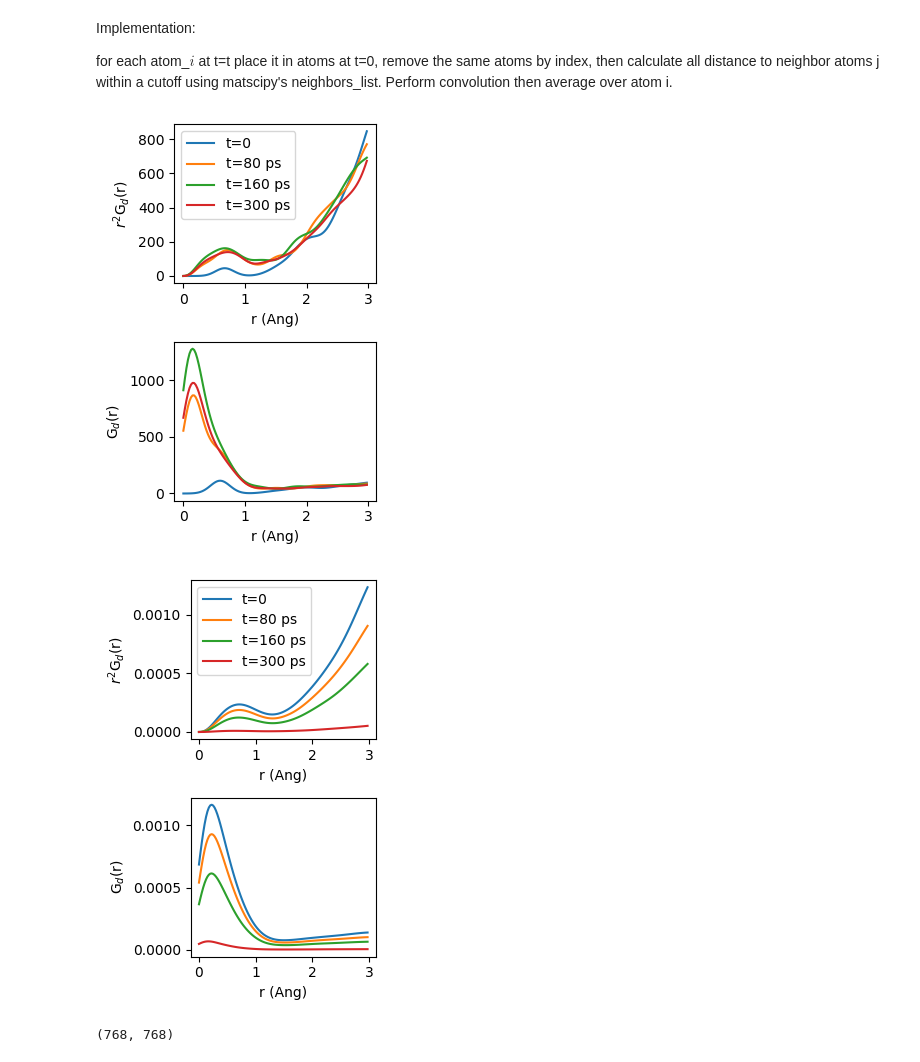
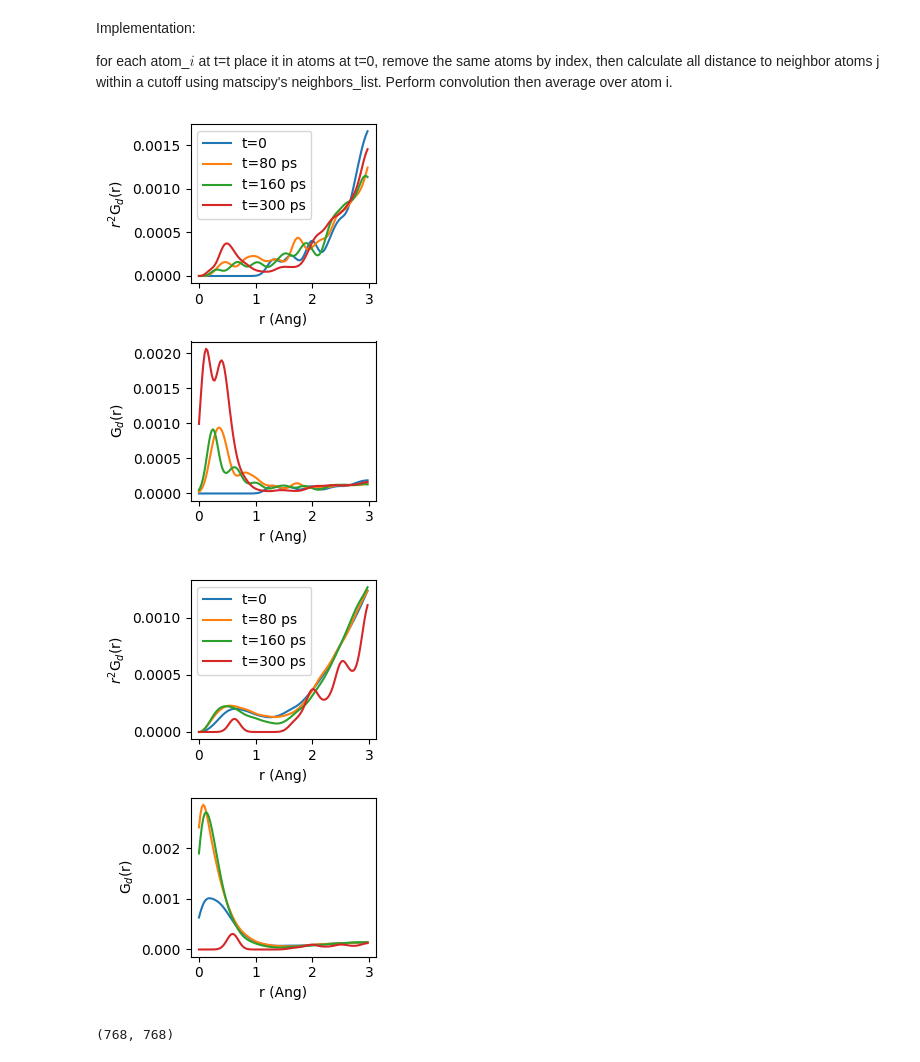
Before and after one commit to jingsk/perovskite_traj_analysis, a Jupyter notebook: vh_acf_prototype.ipynb, the cells around one changed output. Drawn from its saved outputs; the diff is of its cells as text; code cells hidden in the pictures.

Commit message:
changed time index stride but what we need is 1 over time lag and one over t

```diff
--- a/vh_acf_prototype.ipynb
+++ b/vh_acf_prototype.ipynb
@@ -34,26 +34,27 @@ def d_to_acf(r_t_it0_j0, r_cut = 5.0,grid_size=201):
         mask1 = r_it0_j0<r_cut
         mask2 = r_it0_j0>0.
         for mu in r_it0_j0[np.logical_and(mask1, mask2)].ravel():
-            acf_t[t] += 1/mu**2 * gaussian(r_grid, mu, sig=0.15)
+            acf_t[t] += 1/mu**2 * gaussian(r_grid, mu, sig=0.1)
     acf_t /= (r_t_it0_j0.shape[1])*(r_t_it0_j0.shape[1]-1)
     return r_grid, acf_t
 
 def d_to_acf2(r_t0_t_it0_j0, r_cut = 5.0,grid_size=201):
     r_grid = np.linspace(0,r_cut, grid_size)
-    acf_t = np.zeros([r_t_it0_j0.shape[0],grid_size])
-    for t, r_it0_j0 in enumerate(r_t_it0_j0):
+    acf_t = np.zeros([r_t0_t_it0_j0.shape[0],grid_size])
+    for t, r_it0_j0 in enumerate(r_t0_t_it0_j0):
         mask1 = r_it0_j0<r_cut
         mask2 = r_it0_j0>0.
         for mu in r_it0_j0[np.logical_and(mask1, mask2)].ravel():
-            acf_t[t] += 1/mu**2 * gaussian(r_grid, mu, sig=0.15)
-    acf_t = acf_t.sum(axis=-1)
-    acf_t /= (r_t_it0_j0.shape[1])*(r_t_it0_j0.shape[1]-1)
+            acf_t[t] += 1/mu**2 * gaussian(r_grid, mu, sig=0.1)
+    acf_t = acf_t.sum(axis=0)
+    acf_t /= (r_t0_t_it0_j0.shape[1])*(r_t0_t_it0_j0.shape[1]-1)
     return r_grid, acf_t
 
 
 def hv_acf_d_avg(traj):
     n_atoms = len(traj[0])
     n_time = len(traj)
+    acf_t = []
     r_t_it0_j0 = np.zeros([n_time, n_atoms,n_atoms])
     for t_idx, atoms_t in enumerate(tqdm(traj)):
         #r_it0_j0 = np.zeros([n_atoms,n_atoms])
@@ -67,41 +68,43 @@ def hv_acf_d_avg(traj):
             r_t_it0_j0[t_idx, i] = np.linalg.norm(mic(dis_vec, atoms_t.cell),axis=1)
         #r_t_it0_j0.append(r_it0_j0)
         #acf.append(np.average(rdf_i, axis=0))
-    return r_t_it0_j0
+        #acf_t.append(d_to_acf2(r_t_it0_j0)[1]/r_t_it0_j0.shape[0])
+    r, acf_t = d_to_acf(r_t_it0_j0)
+    return r, acf_t
 
 def hv_acf_d_time_average(traj):
     n_atoms = len(traj[0])
     n_time = len(traj)
-    acf_t0 = []
-    for t0_idx in tqdm(range(n_time-1)):
-        r_t_it0_j0 = np.zeros([n_time, n_atoms,n_atoms])
+    acf_t = []
+    for t_idx, atoms_t in enumerate(tqdm(traj)):
+        r_t0_it0_j0 = np.zeros([n_time-t_idx, n_atoms,n_atoms])
         #for t_idx, atoms_t in enumerate(tqdm(traj)):
         #print(len(traj[t0_idx:]))
-        for t_idx, atoms_t in enumerate(traj[t0_idx:]):
+        for t0_idx, atoms_t0 in enumerate(traj[t_idx:]):
             #r_it0_j0 = np.zeros([n_atoms,n_atoms])
             for i in range(n_atoms):
-                atoms_t0 = traj[0]
+                #atoms_t0 = traj[0]
                 dis_vec = np.vstack([
                     atoms_t0.get_positions()[:i],
                     atoms_t.get_positions()[i],
                     atoms_t0.get_positions()[i+1:]]
                     ) - atoms_t.get_positions()[i]
-                r_t_it0_j0[t_idx, i] = np.linalg.norm(mic(dis_vec, atoms_t.cell),axis=1)
-        acf_t0.append(d_to_acf2(r_t_it0_j0)[1]/r_t_it0_j0.shape[0])
+                r_t0_it0_j0[t0_idx, i] = np.linalg.norm(mic(dis_vec, atoms_t.cell),axis=1)
+        acf_t.append(d_to_acf2(r_t0_it0_j0)[1]/r_t0_it0_j0.shape[0])
         #acf.append(np.average(rdf_i, axis=0))
-    return d_to_acf2(r_t_it0_j0)[0], acf_t0
+    return d_to_acf2(r_t0_it0_j0)[0], acf_t
 
 from ase.io import read
-traj = read('./traj/md_seed_0_conc0.5000_800K.traj', ':')
+traj = read('./traj/md_seed_0_conc0.2500_800K.traj', ':')
 # %%
 # from ase.io import read
 # traj = read('./traj/md_seed_0_conc0.5000_800K.traj', ':')
 
-r_t_it0_j0 = hv_acf_d_avg(
+r, acf_t = hv_acf_d_avg(
     [atoms[[atom.index for atom in atoms if atom.symbol=='H']] for atoms in traj]
     )
 # %%
-r, acf_t = d_to_acf(r_t_it0_j0)
+# r, acf_t = d_to_acf(r_t_it0_j0)
 import matplotlib.pyplot as plt
 
 # r = np.linspace(0, 3, 1000)
@@ -144,8 +147,8 @@ ax[0].legend(['t=0', 't=80 ps', 't=160 ps', 't=300 ps'])
 fig.tight_layout()
 fig.savefig('acf.png', dpi=300)
 # %% [output]
-[figure, old version]
+[figure, new version]
 # %%
-r, acf_t0 = hv_acf_d_time_average(
+r, acf_t = hv_acf_d_time_average(
     [atoms[[atom.index for atom in atoms if atom.symbol=='H']] for atoms in traj]
     )
@@ -161,7 +160,7 @@ import matplotlib.pyplot as plt
 fig, ax = plt.subplots(2,1,figsize=[3,4.5])
 
 x = r[r<3]
-y = [y[r<3] for y in acf_t0_mod]
+y = [y[r<3] for y in acf_t]
 
 ax[0].plot(x, y[0]*x**2)
 ax[0].plot(x, y[40]*x**2)
@@ -169,34 +168,34 @@ ax[0].plot(x, y[80]*x**2)
 ax[0].plot(x, y[149]*x**2)
 #ax[0].set_xlim([0,6])
 #ax[0].set_ylim([0,0.5])
 ax[0].set_ylabel(r'$r^{2}$G$_{d}$(r)')
 ax[0].set_xlabel('r (Ang)')
 ax[1].plot(x, y[0])
 ax[1].plot(x, y[40])
 ax[1].plot(x, y[80])
 ax[1].plot(x, y[149])
 
 # # inset Axes....
 # x1, x2, y1, y2 = 2, 3, 0, 0.1  # subregion of the original image
 # axins = ax[1].inset_axes(
 #     [0.5, 0.5, 0.47, 0.47],
 #     xlim=(x1, x2), ylim=(y1, y2), xticklabels=[], yticklabels=[])
 # #axins.plot(r,, extent=extent, origin="lower")
 # axins.plot(r, acf[0])
 # axins.plot(r, acf[40])
 # axins.plot(r, acf[80])
 # axins.plot(r, acf[149])
 
 # ax[1].indicate_inset_zoom(axins, edgecolor="black")
 
 #ax[1].set_xlim([0,6])
 ax[1].set_ylabel(r'G$_{d}$(r)')
 ax[1].set_xlabel('r (Ang)')
 ax[0].legend(['t=0', 't=80 ps', 't=160 ps', 't=300 ps'])
 fig.tight_layout()
 fig.savefig('acf_t0.png', dpi=300)
 # %% [output]
-[figure, old version]
+[figure, new version]
 # %%
 r_t_it0_j0[0].shape
 # %% [output]
```
Also changed, not shown: parts of 1 cell of this notebook.
